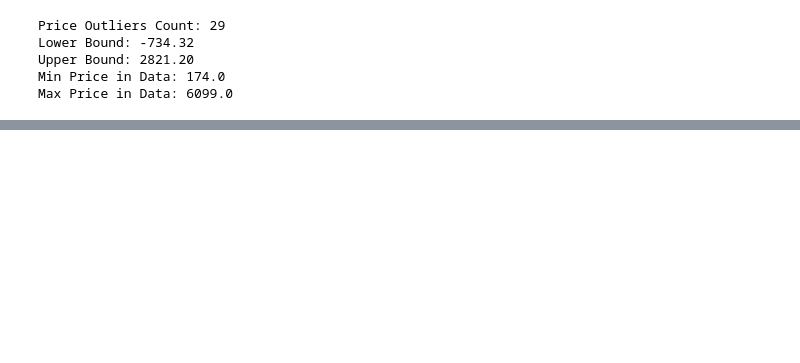
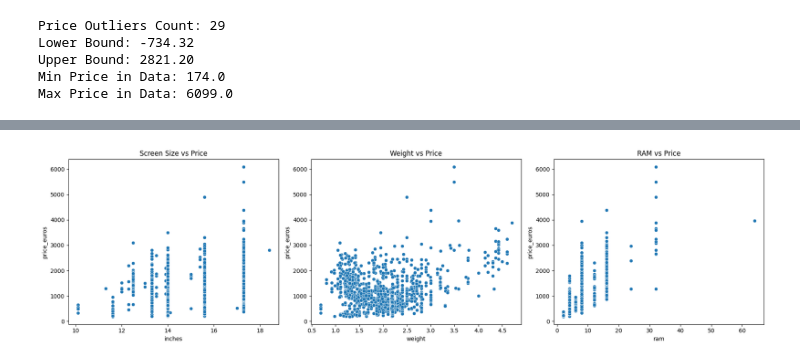
Before and after one commit to ohotuowo-morgan/Group_O_project, a Jupyter notebook: mini_project.ipynb, the cells around one changed output, grey strips where cells are left out. Cells and saved outputs as stored; diff of their text form; code cells hidden in the pictures; blank space fills up the shorter version.

```diff
--- a/mini_project.ipynb
+++ b/mini_project.ipynb
@@ -177,0 +217,17 @@ Max Price in Data: 6099.0
+# %%
+# 3. Scatterplots with Price
+fig, axes = plt.subplots(1, 3, figsize=(18,5))
+
+sns.scatterplot(ax=axes[0], x="inches", y="price_euros", data=df)
+axes[0].set_title("Screen Size vs Price")
+
+sns.scatterplot(ax=axes[1], x="weight", y="price_euros", data=df)
+axes[1].set_title("Weight vs Price")
+
+sns.scatterplot(ax=axes[2], x="ram", y="price_euros", data=df)
+axes[2].set_title("RAM vs Price")
+
+plt.tight_layout()
+plt.show()
+# %% [output]
+[figure, added]
```
Also changed, not shown: parts of 7 cells of this notebook.
